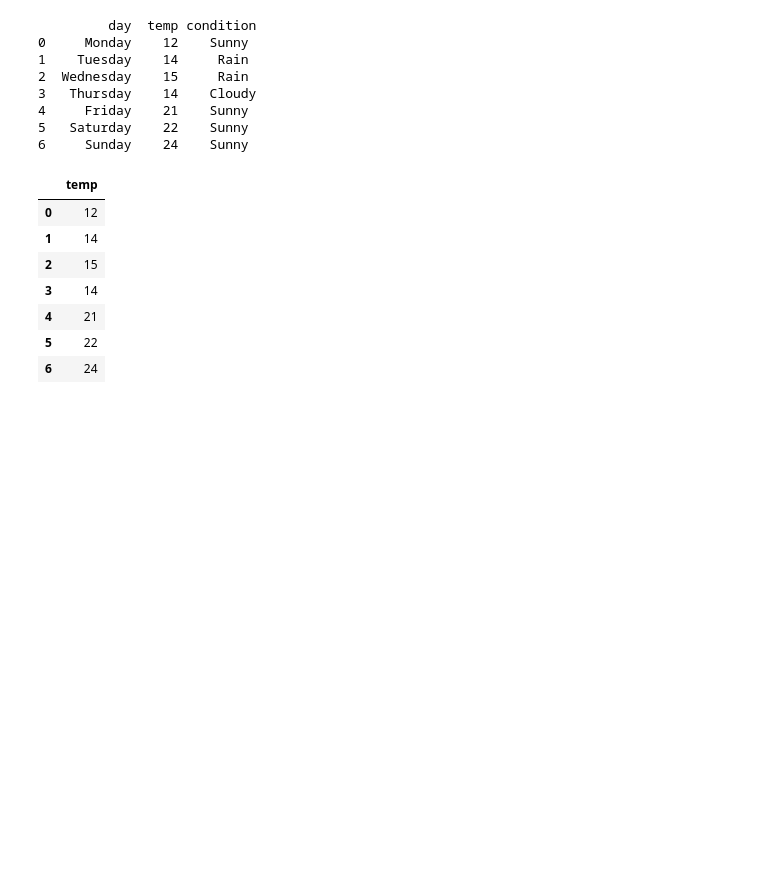
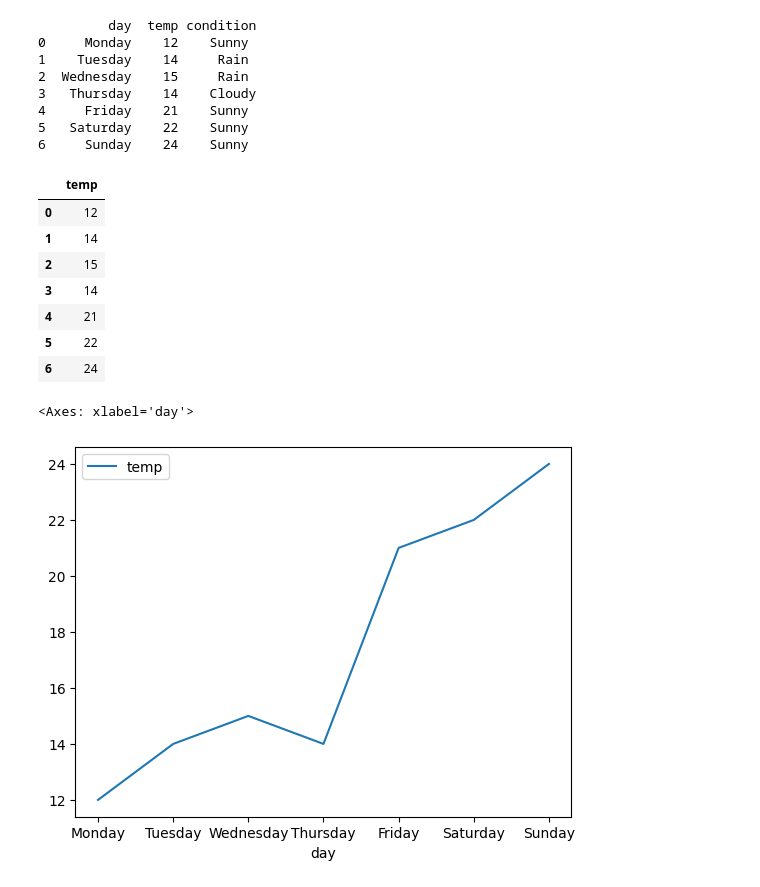
Before and after one commit to winiyaz/utcpd251-, a Jupyter notebook: KAG/D25Pussy.ipynb, the cells around one changed output. Drawn from its saved outputs; the diff is of its cells as text; code cells hidden in the pictures; blank space fills up the shorter version.

```diff
--- a/KAG/D25Pussy.ipynb
+++ b/KAG/D25Pussy.ipynb
@@ -87,3 +87,8 @@ df[['temp']]
 | 4 | 21 |
 | 5 | 22 |
 | 6 | 24 |
+# %%
+df.plot(x="day", y="temp")
+# %% [output]
+<Axes: xlabel='day'>
+[figure, added]
```
Also changed, not shown: parts of 1 cell of this notebook.
